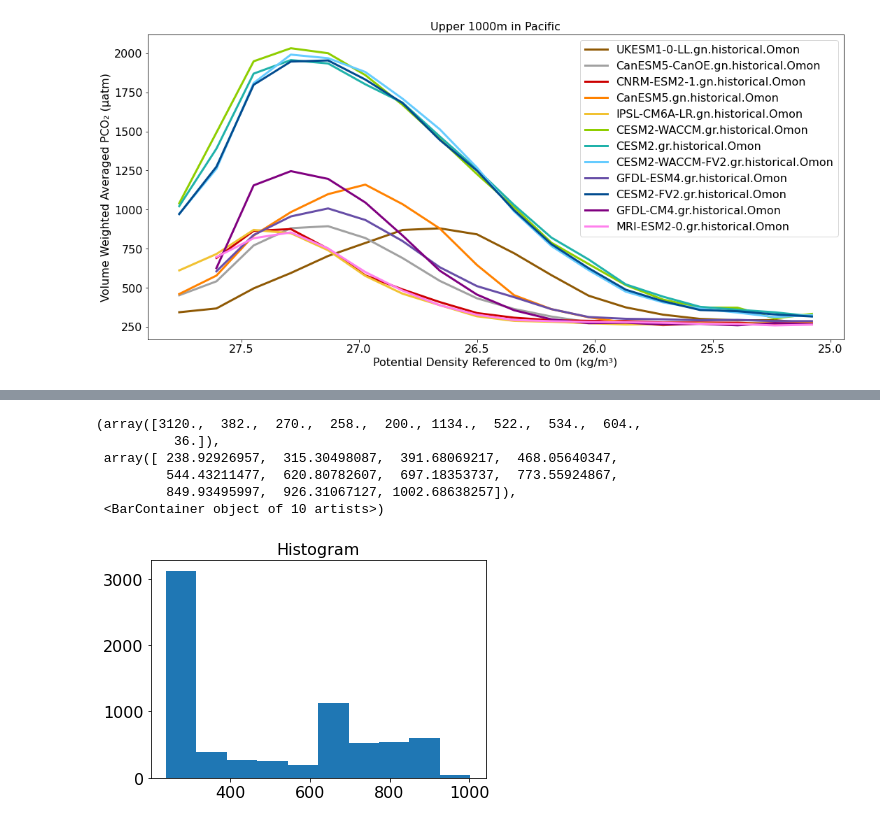
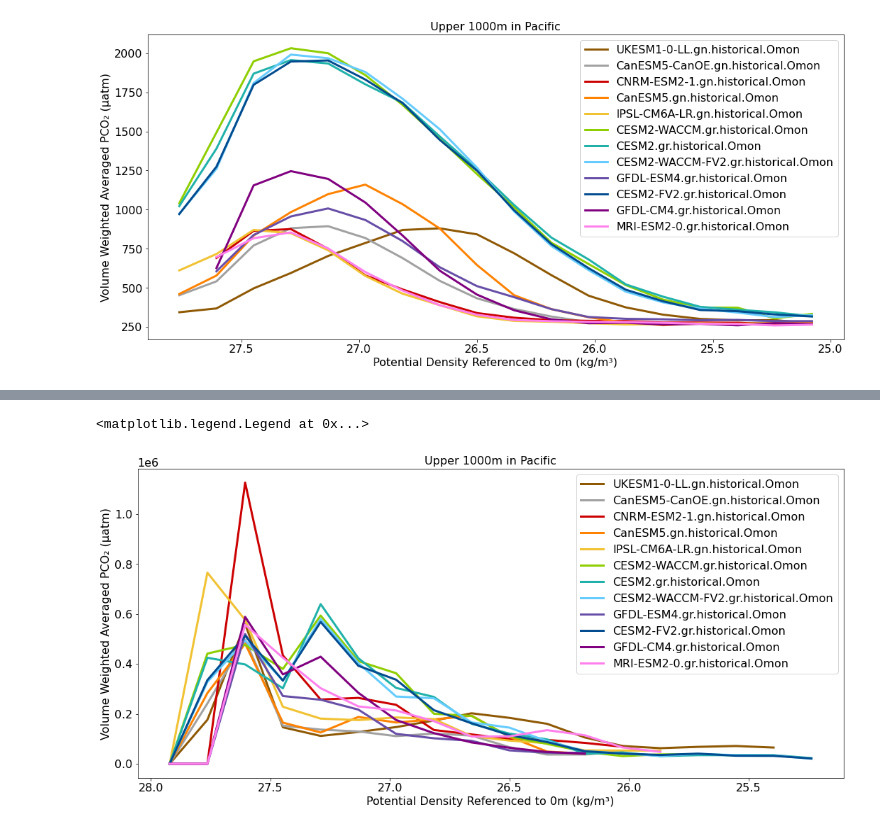
Before and after one commit to gmacgilchrist/seniorthesis, a Jupyter notebook: notebooks/debug_PCO2_hist.ipynb, the cells around one changed output, grey strips where cells are left out. Saved outputs shown, nothing was run; the diff lists cells and outputs as text; code cells hidden in the pictures.

```diff
--- a/notebooks/debug_PCO2_hist.ipynb
+++ b/notebooks/debug_PCO2_hist.ipynb
@@ -425,11 +431,35 @@ plt.legend(
 # %%
-d = PCO2_V['CNRM-ESM2-1.gn.historical.Omon']['PCO2']/PCO2_V['CNRM-ESM2-1.gn.historical.Omon']['vol']
-d.plot()
+fig, ax = plt.subplots(nrows = 1, ncols = 1, figsize=[16,8])
+fig.tight_layout(pad = 3.5)
+plt.rc('font', size = 16)
+plt.rc('axes', titlesize= 16)
+plt.rc('axes', labelsize= 16)
+plt.rc('figure', titlesize=16)
+
+target = np.linspace(25, 28, 20)
+binz = np.linspace(25, 28, 20)
+
+conversion = 3.1536e7 * 83.3
+ax_idx = 0
+# for name, ds in dd.items():
+for name, ds in PCO2_V.items():
+
+    h2 = histogram(ds['sigma0'], bins = [binz], weights = ds['PCO2']/ds['vol'])
+    # h3 = histogram(ds['sigma0'], bins = [binz], weights = ds['vol'])
+    # hi = h2/h3
+    h2.plot(label = name, lw = 3, **model_kwargs[name])
+
+ax.invert_xaxis()
+#     ax.set_title(name)
+    # ax_idx += 1
+ax.set_xlabel('Potential Density Referenced to 0m (kg/m\u00b3)', fontsize = 16)
+ax.set_ylabel('Volume Weighted Averaged PCO\u2082 (\u03BCatm)', fontsize = 16)
+ax.set_title('Upper 1000m in Pacific')
+plt.legend(
+#     bbox_to_anchor=(1.05, 1),
+    loc='upper right'
+#     , borderaxespad=0.
+)
 # %% [output]
-(array([3120.,  382.,  270.,  258.,  200., 1134.,  522.,  534.,  604.,
-          36.]),
- array([ 238.92926957,  315.30498087,  391.68069217,  468.05640347,
-         544.43211477,  620.80782607,  697.18353737,  773.55924867,
-         849.93495997,  926.31067127, 1002.68638257]),
- <BarContainer object of 10 artists>)
+<matplotlib.legend.Legend at 0x...>
-[figure, old version]
+[figure, new version]
```
Also changed, not shown: parts of 4 cells of this notebook.
